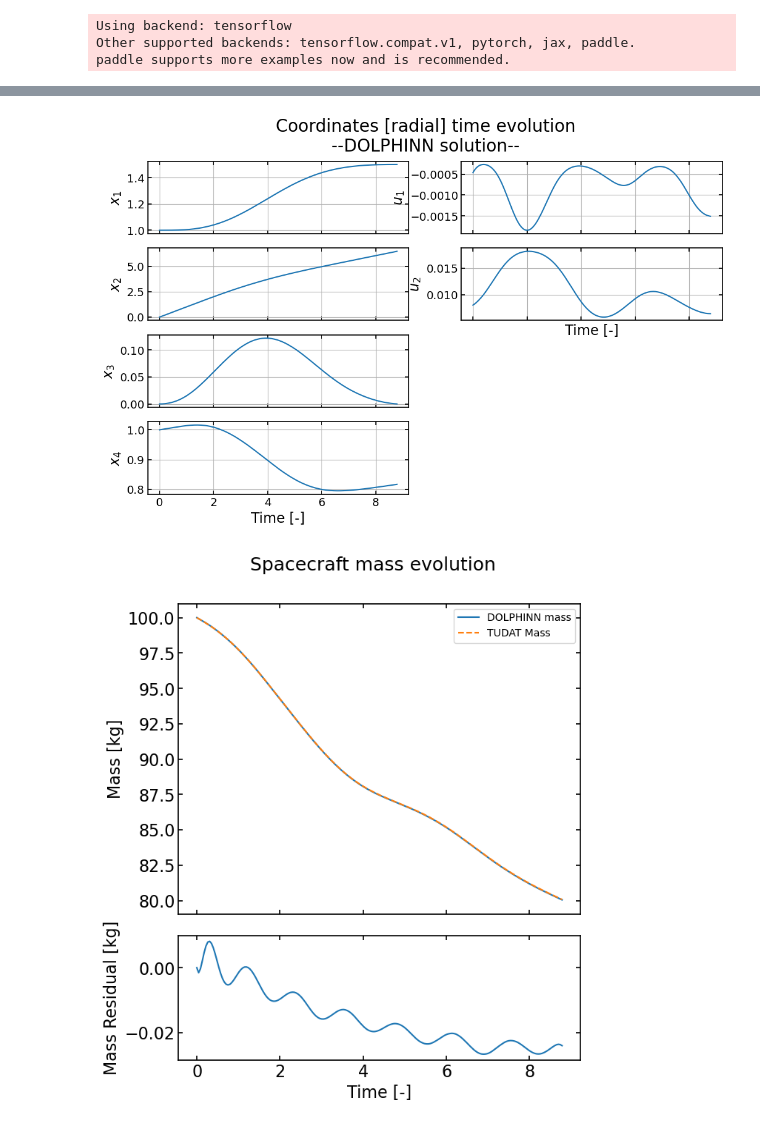
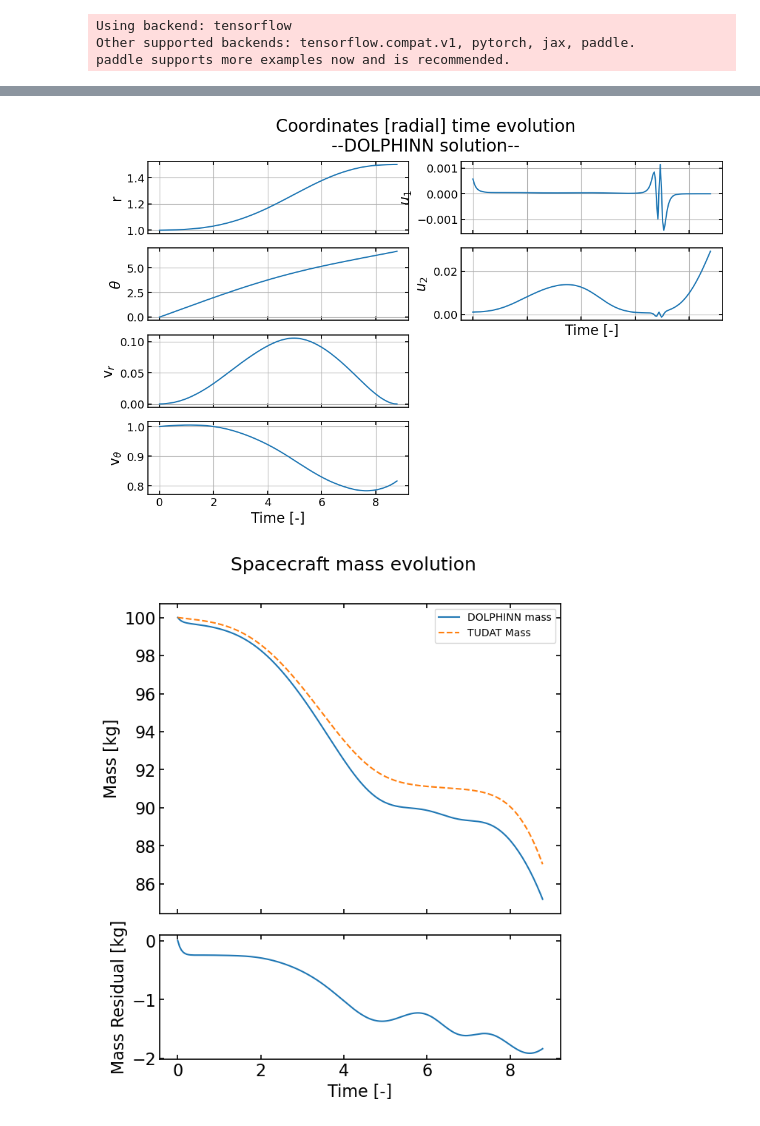
Before and after one commit to thomas7392/DOLPHINN, a Jupyter notebook: Experiments/radial_objective_mass.ipynb, the cells around one changed output, grey strips where cells are left out. Drawn from its saved outputs; the diff is of its cells as text; code cells hidden in the pictures.

```diff
--- a/Experiments/radial_objective_mass.ipynb
+++ b/Experiments/radial_objective_mass.ipynb
@@ -29,7 +28,7 @@ mu = 1.32712440042e20 # SUN
 m = 100 #Spacecraft mass
 AU = 1.5e11 #EARTH-SUN
 a = 10
-umax = 1
+umax = 0.1
 isp = 2500
 
 rp = AU
@@ -71,7 +70,9 @@ input_dimension = 1
 output_dimension = 6
 neurons = 5
 hidden_layers = 3
-layer_size = [input_dimension] + [[neurons]*output_dimension] * hidden_layers + [output_dimension]
+
+layer_size = [input_dimension] + [[neurons]*output_dimension] * hidden_layers + [output_dimension] # Parralel networks
+layer_size = [input_dimension] + [20]*4 + [output_dimension] #
 
 data = {"initial_state": initial_state,
         "final_state": final_state,
@@ -93,17 +176,19 @@ data = {"initial_state": initial_state,
 # %%
+animation = StoreAnimationData("../Data/Optimisation/LVLHm_fuel/case10/")
+
 problem = DOLPHINN(data,
                     "TwoBodyProblemRadialNonDimensionalControl_mass",
                     output_transform = "InitialFinalStateLayer_Radial_tanh_mass",
                     objective = "OptimalFuel",
-                    metrics = [FinalDr, FinalDv, FinalDm],
-                    display_every = 1000,
-                    verbose = True)
+                    metrics = [FinalDr, FinalDv, FinalDm, Fuel],
+                   callbacks = [animation])
+mweigth = 1e-5
+oweigth = 1e-5
 
-mweigth = 1e-5
-oweigth = 1e-7
 restarter = Restarter([(1e-2, 3000)], loss_weigths = [1, 1, 1, mweigth, oweigth])
-schedule = Scheduler([(1e-3, 5000), (1e-4, 10000), (5e-3, 4000), (1e-4, 5000)],
-                     loss_weigths= [1, 1, 1, mweigth, oweigth]
-                    )
-problem.train([restarter, schedule])
+schedule1 = Scheduler([[1e-3, 5000], [1e-4, 10000], [5e-3, 4000], [1e-4, 5000]],
+                      loss_weigths= [1, 1, 1, mweigth, oweigth])
+
+
+problem.train([restarter, schedule1])
 # %% [output]
@@ -127,7 +212,6 @@ Instructions for updating:
 # %%
 schedule = Scheduler([(5e-3, 4000), (1e-4, 5000)],
-                     loss_weigths= [1, 1, 1, mweigth, oweigth]
-                    )
+                     loss_weigths= [1, 1, 1, mweigth, oweigth])
 problem.train([schedule])
 # %% [output]
 [DOLPHINN] Training with procedure: Scheduler
@@ -170,10 +254,11 @@ mu                             1.32712440042e+20
 # %%
 problem.verify()
 plotting.plot_loss(problem, objective_zoom=True)
-plotting.plot_transfer(problem, bench = False, thrust_scale = 0.05, r_target = 1.5, N_arrows = 50)
+plotting.plot_transfer(problem, bench = False, thrust_scale = 0.02, r_target = problem.states['radial'][-1, 1], N_arrows = 30)
 plotting.compare(problem, 'NDcartesian', log = False)
 plotting.plot_coordinates(problem, "radial")
 plotting.compare_mass(problem)
+plotting.plot_metrics(problem)
 # %% [output]
 [DOLPHINN] Setting up the TUDAT simulation
 [DOLPHINN] Guidance is internal!
@@ -185,2 +270,2 @@ plotting.compare_mass(problem)
-[figure, old version]
+[figure, new version]
-[figure, old version]
+[figure, new version]
```
Also changed, not shown: parts of 9 cells of this notebook, 6 other files.
